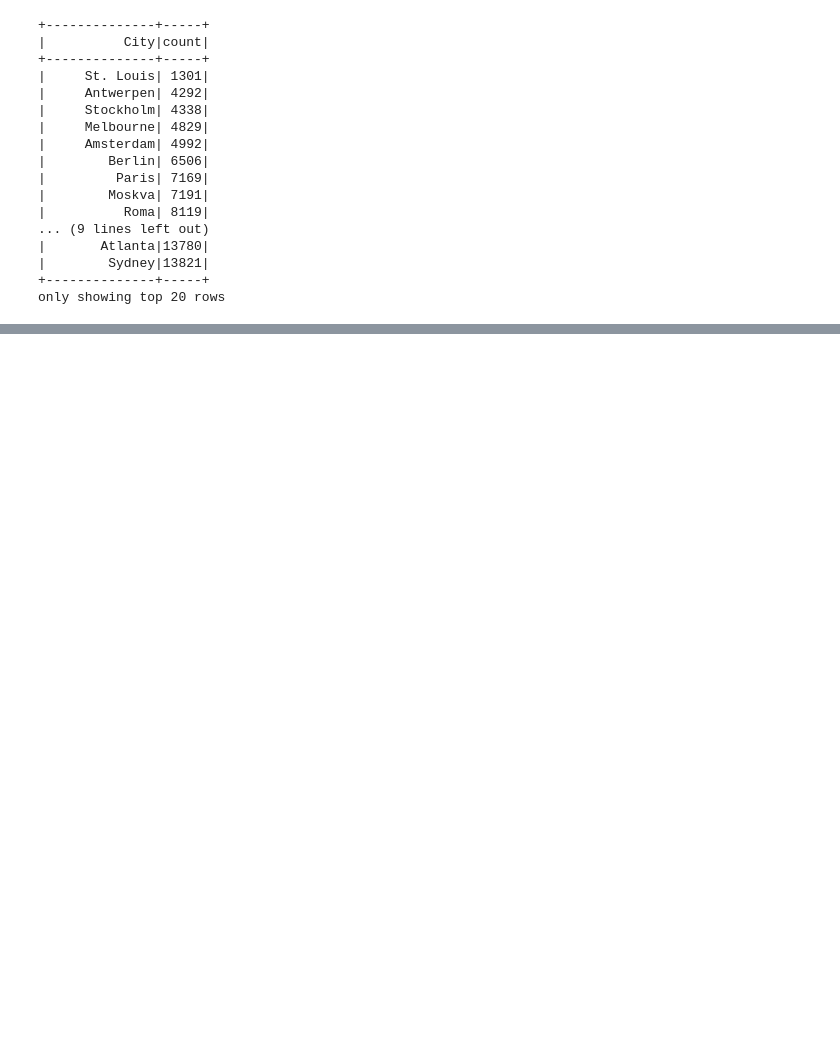
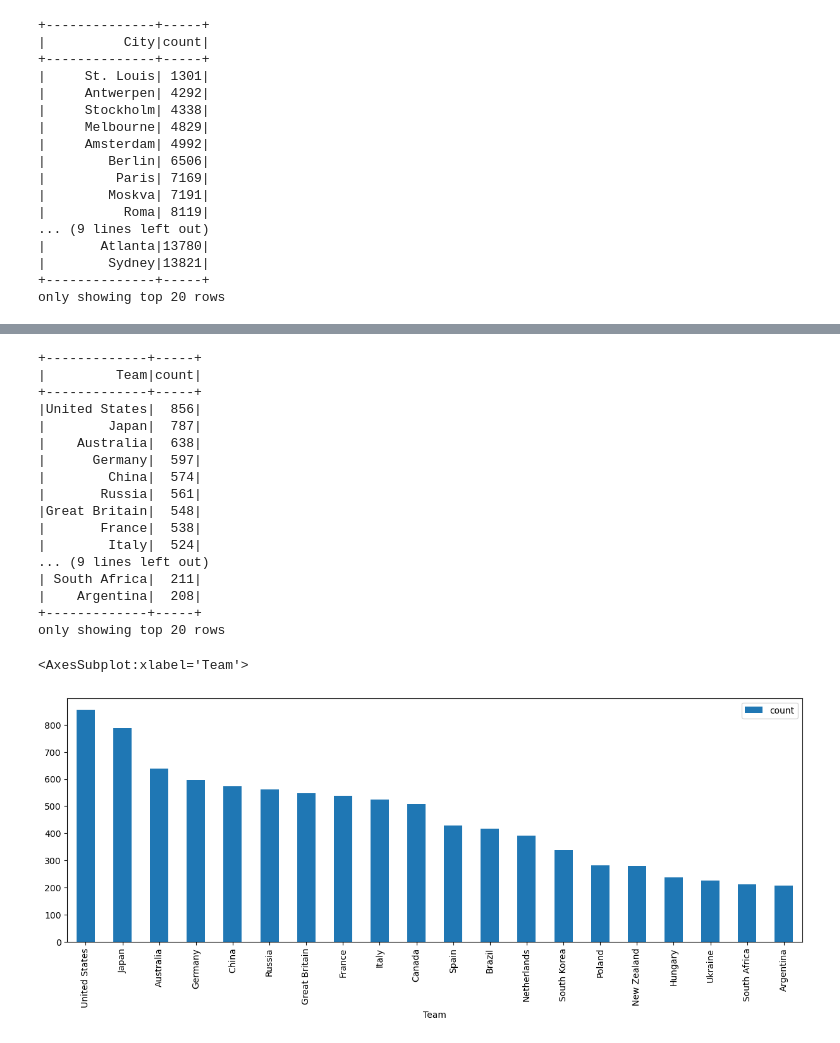
Before and after one commit to binda7/OG_pandas_pySpark_compare, a Jupyter notebook: Summer_Athletes_Olimpics_Analytics_PySpark_and_MatPlotLib.ipynb, the cells around one changed output, grey strips where cells are left out. Cells and saved outputs as stored; diff of their text form; code cells hidden in the pictures; blank space fills up the shorter version.

```diff
--- a/Summer_Athletes_Olimpics_Analytics_PySpark_and_MatPlotLib.ipynb
+++ b/Summer_Athletes_Olimpics_Analytics_PySpark_and_MatPlotLib.ipynb
@@ -366,0 +368,5 @@ ConnectionRefusedError: [WinError 10061] Nie można nawiązać połączenia, pon
+# %%
+athletes_per_country_IO_2022 = summer_athletes.filter(summer_athletes.Year == 2020)
+athletes_per_country_IO_2022.show()
+
+# Time 0.5s
@@ -366,0 +391,30 @@ ConnectionRefusedError: [WinError 10061] Nie można nawiązać połączenia, pon
+# %%
+athletes_per_country_IO_2022_teams = athletes_per_country_IO_2022.groupBy("Team") \
+                                                                .agg(count('*').alias('count')) \
+                                                                .orderBy('count', ascending=False)
+
+athletes_per_country_IO_2022_teams.show()
+athletes_per_country_IO_2022_teams_pd = athletes_per_country_IO_2022_teams.limit(20).toPandas()
+athletes_per_country_IO_2022_teams_pd.plot(kind='bar', x="Team", y="count", figsize=(15,5))
+
+# Time 1.5s
+# %% [output]
++-------------+-----+
+|         Team|count|
++-------------+-----+
+|United States|  856|
+|        Japan|  787|
+|    Australia|  638|
+|      Germany|  597|
+|        China|  574|
+|       Russia|  561|
+|Great Britain|  548|
+|       France|  538|
+|        Italy|  524|
+... (9 lines left out)
+| South Africa|  211|
+|    Argentina|  208|
++-------------+-----+
+only showing top 20 rows
+<AxesSubplot:xlabel='Team'>
+[figure, added]
```
Also changed, not shown: parts of 20 cells of this notebook, 1 other file.
